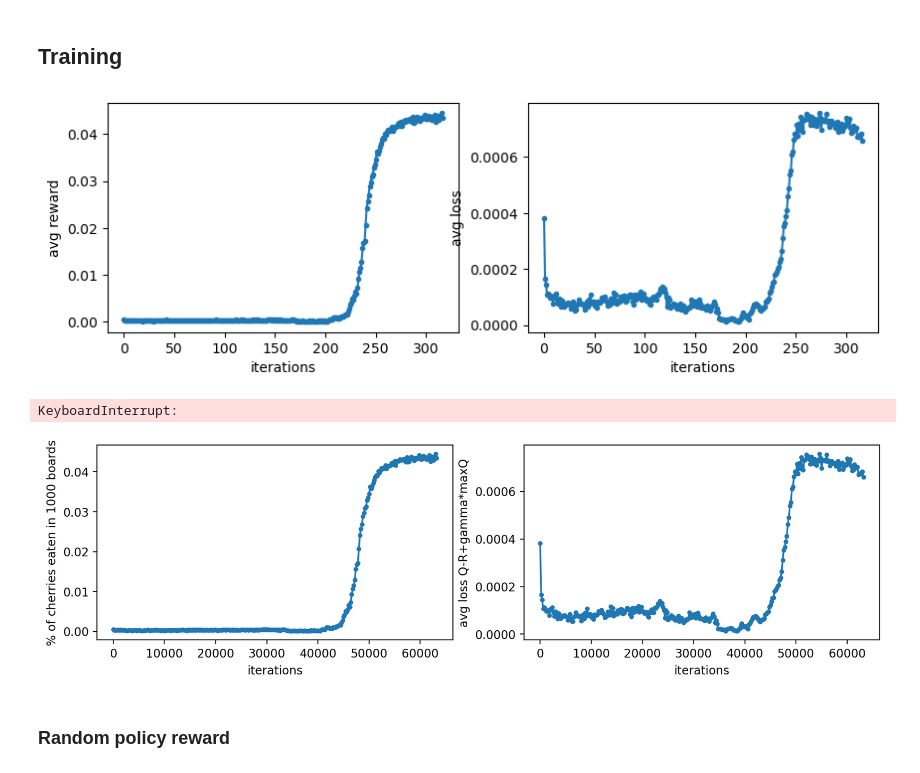
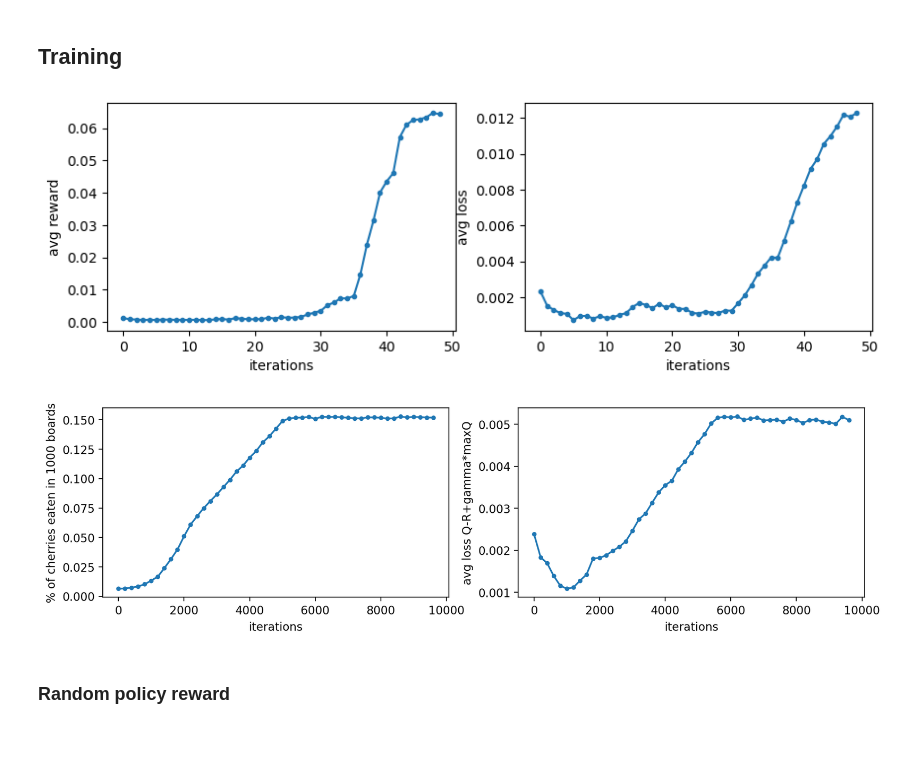
Before and after one commit to AlbertoSinigaglia/snake-reinforcement-learning, a Jupyter notebook: double_q_learning_learns_walls/main.ipynb, the cells around one changed output. Cells and saved outputs as stored; diff of their text form; code cells hidden in the pictures; blank space fills up the shorter version.

```diff
--- a/double_q_learning_learns_walls/main.ipynb
+++ b/double_q_learning_learns_walls/main.ipynb
@@ -20,10 +20,10 @@ LOAD_FROM_MEMORY = False
 # %%
 %matplotlib inline
 def get_env(n=1000):
-    return Walls25x25SnakeEnvironment(n)
+    return Walls17x17SnakeEnvironment(n)
 env_ = get_env()
 GAMMA = .9
-ITERATIONS = 100000
+ITERATIONS = 10000
 EPSILON = 0.1
 LAMBDA_VALUE = 0.
 LAMBDA_AGENT = 0.
@@ -125,6 +123,6 @@ history = []
 # %%
 %matplotlib inline
-for iteration in trange(63208+379, ITERATIONS):
+for iteration in trange(ITERATIONS):
     if iteration % RESET_EVERY_N == 0:
         qtarget.set_weights(qfunction.get_weights())
 
@@ -133,38 +131,34 @@ for iteration in trange(63208+379, ITERATIONS):
     rewards = env_.move(actions)
     new_state = env_.to_state()
     replay_memory.store(state, actions, rewards, new_state)
     samples = replay_memory.sample()
-    history.append(env_.boards[0].tolist())
 
     if len(samples) >= replay_memory.minibatch_size:
         avg_rewards.append(np.mean(rewards == env_.FRUIT_REWARD))
         loss = train_step(samples, qfunction, qtarget)
         losses.append(
             loss
         )
     N = 200
     if len(avg_rewards) % N == 0 and len(avg_rewards) > 0:
         # clear output
         clear_output(wait=True)
         points_r = np.array(avg_rewards).reshape((-1, N)).mean(axis=-1)
         points_t = np.array(losses).reshape((-1, N)).mean(axis=-1)
         fig, axs = plt.subplots(1,2, figsize=(10,3))
         axs[0].plot(points_r, marker=".")
         axs[0].set_xlabel("iterations")
         axs[0].set_ylabel("avg reward")
         axs[1].plot(points_t, marker=".")
         axs[1].set_xlabel("iterations")
         axs[1].set_ylabel("avg loss")
         plt.show()
         # save
         with open(f"{MODELS_PREFIX}/training.txt", "w+") as file:
             json.dump(np.array(avg_rewards).tolist(), file)
-        with open(f"{MODELS_PREFIX}/history.txt", "w+") as file:
-            json.dump(history, file)
         qfunction.save_weights(f"{MODELS_PREFIX}/agent")
 # %% [output]
-[figure, old version]
+[figure, new version]
-KeyboardInterrupt:
 # %%
 N=200
 avg_rewards = avg_rewards[:len(avg_rewards)//N*N]
@@ -182,7 +176,7 @@ axs[1].set_xlabel("iterations")
 axs[1].set_ylabel("avg loss Q-R+gamma*maxQ")
 plt.show()
 # %% [output]
-[figure, old version]
+[figure, new version]
 # %% [markdown]
  ### Random policy reward
 # %%
```
Also changed, not shown: parts of 4 cells of this notebook, 8 other files.
